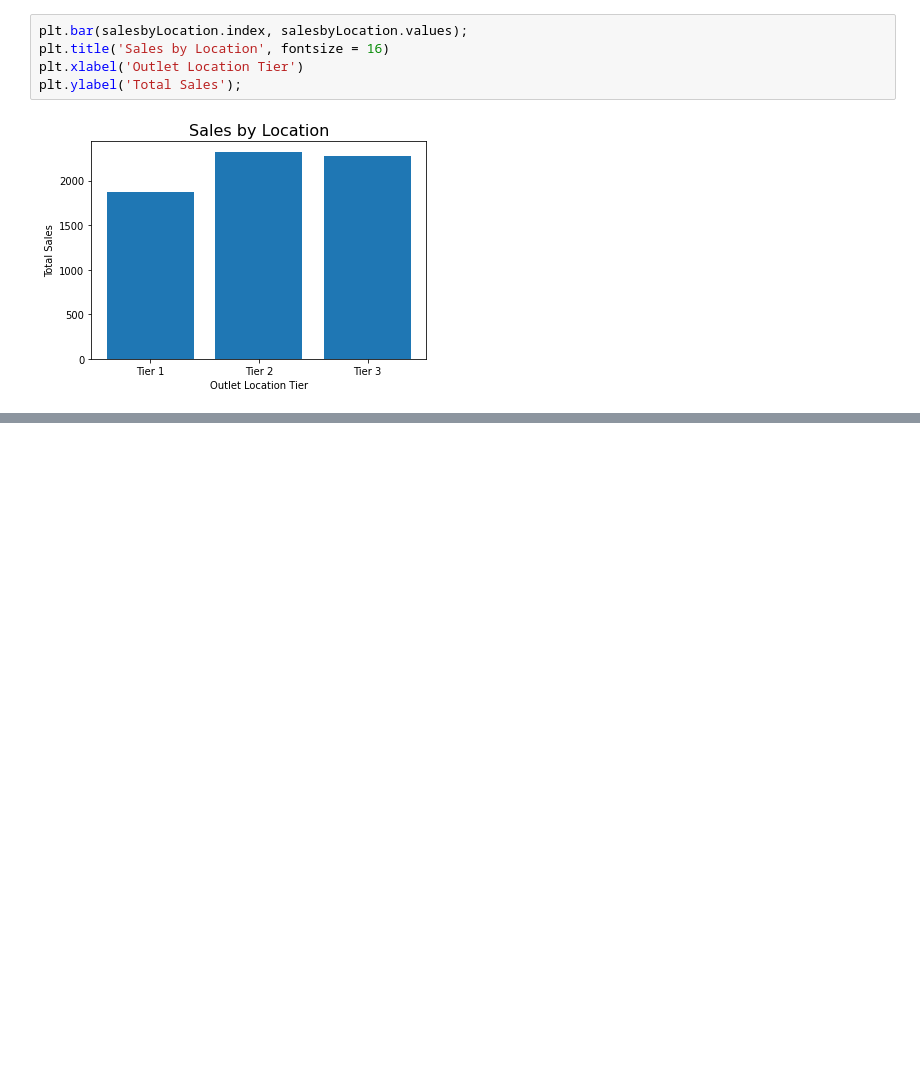
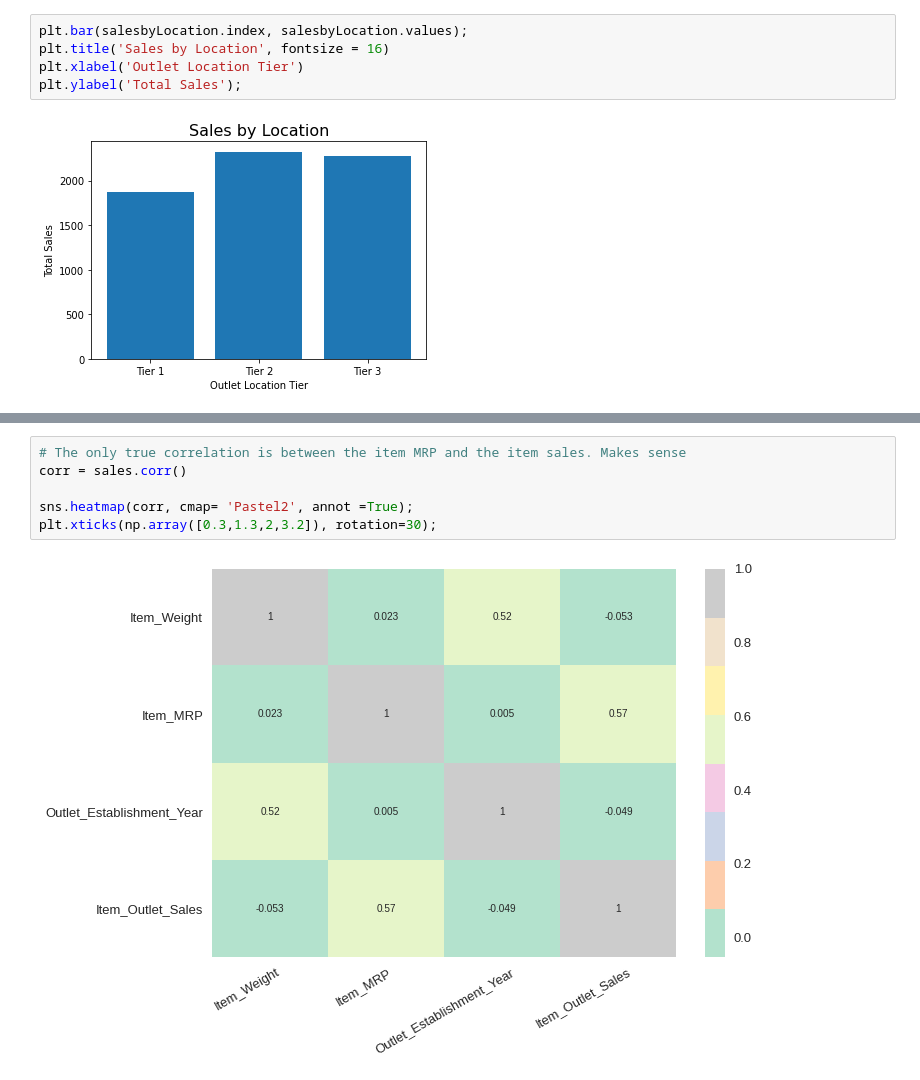
Before and after one commit to janaeam/food-sales-predictions, a Jupyter notebook: Data_Cleaning.ipynb, the cells around one changed output, grey strips where cells are left out. Cells and saved outputs as stored; diff of their text form; blank space fills up the shorter version.

```diff
--- a/Data_Cleaning.ipynb
+++ b/Data_Cleaning.ipynb
@@ -841,0 +939,8 @@ plt.ylabel('Total Sales');
+# %%
+# The only true correlation is between the item MRP and the item sales. Makes sense
+corr = sales.corr()
+
+sns.heatmap(corr, cmap= 'Pastel2', annot =True);
+plt.xticks(np.array([0.3,1.3,2,3.2]), rotation=30);
+# %% [output]
+[figure, added]
```
Also changed, not shown: parts of 14 cells of this notebook.
